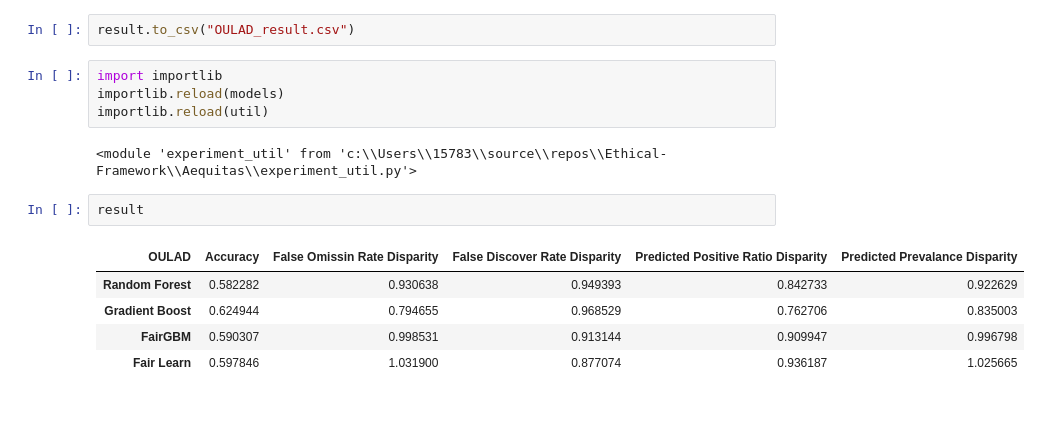
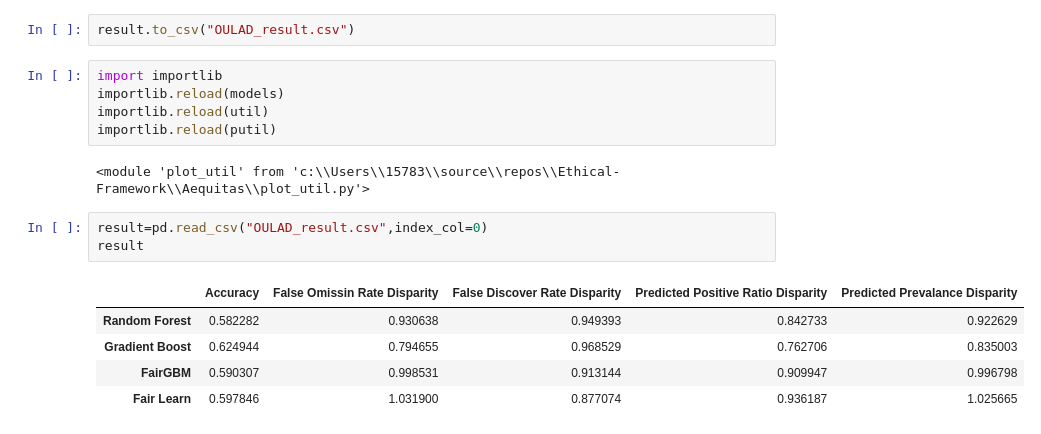
Before and after one commit to Hydracerynitis/Ethical-Framework, a Jupyter notebook: Aequitas/OULAD_experiment.ipynb, the cells around one changed output. Saved outputs shown, nothing was run; the diff lists cells and outputs as text.

```diff
--- a/Aequitas/OULAD_experiment.ipynb
+++ b/Aequitas/OULAD_experiment.ipynb
@@ -183,13 +185,15 @@ result.to_csv("OULAD_result.csv")
 import importlib
 importlib.reload(models)
 importlib.reload(util)
+importlib.reload(putil)
 # %% [output]
-<module 'experiment_util' from 'c:\\Users\\15783\\source\\repos\\Ethical-Framework\\Aequitas\\experiment_util.py'>
+<module 'plot_util' from 'c:\\Users\\15783\\source\\repos\\Ethical-Framework\\Aequitas\\plot_util.py'>
-# %%
-result
-# %% [output]
-| OULAD | Accuracy | False Omissin Rate Disparity | False Discover Rate Disparity | Predicted Positive Ratio Disparity | Predicted Prevalance Disparity |
-| Random Forest | 0.582282 | 0.930638 | 0.949393 | 0.842733 | 0.922629 |
-| Gradient Boost | 0.624944 | 0.794655 | 0.968529 | 0.762706 | 0.835003 |
-| FairGBM | 0.590307 | 0.998531 | 0.913144 | 0.909947 | 0.996798 |
-| Fair Learn | 0.597846 | 1.031900 | 0.877074 | 0.936187 | 1.025665 |
+# %%
+result=pd.read_csv("OULAD_result.csv",index_col=0)
+result
+# %% [output]
+|  | Accuracy | False Omissin Rate Disparity | False Discover Rate Disparity | Predicted Positive Ratio Disparity | Predicted Prevalance Disparity |
+| Random Forest | 0.582282 | 0.930638 | 0.949393 | 0.842733 | 0.922629 |
+| Gradient Boost | 0.624944 | 0.794655 | 0.968529 | 0.762706 | 0.835003 |
+| FairGBM | 0.590307 | 0.998531 | 0.913144 | 0.909947 | 0.996798 |
+| Fair Learn | 0.597846 | 1.031900 | 0.877074 | 0.936187 | 1.025665 |
```
Also changed, not shown: parts of 2 cells of this notebook, 5 other files.
